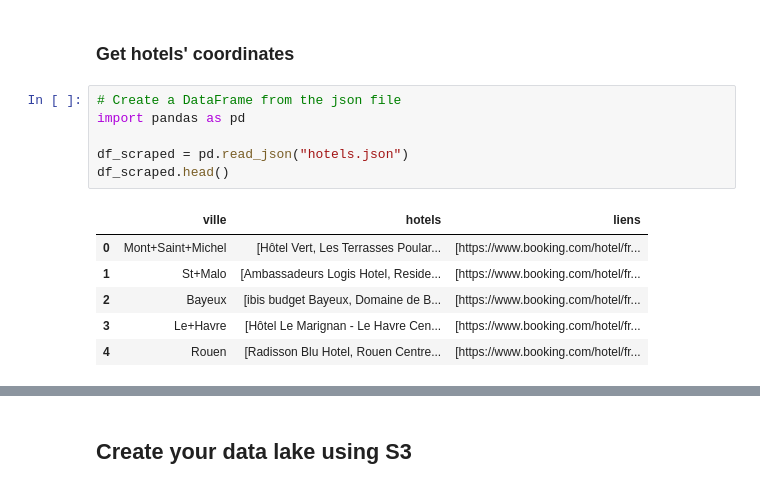
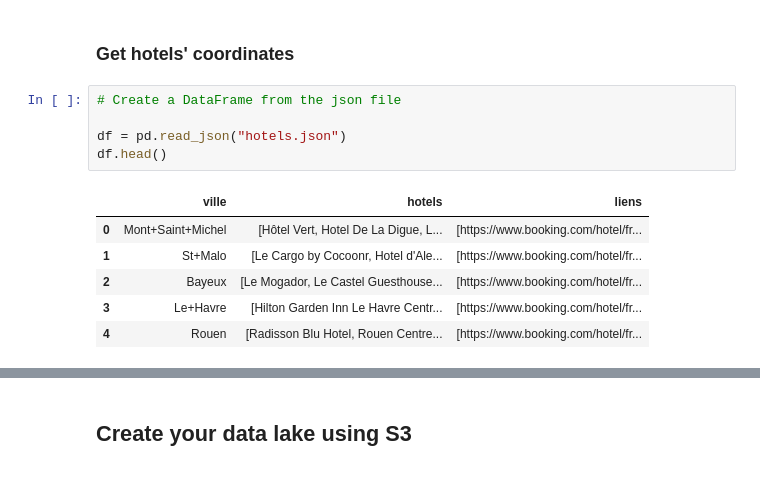
Before and after one commit to alexlasnier/Bloc01-Construction-et-alimentation-dune-infrastructure-de-gestion-de-donnees, a Jupyter notebook: Plan_your_trip_with_Kayak.ipynb, the cells around one changed output, grey strips where cells are left out. Drawn from its saved outputs; the diff is of its cells as text.

Commit message:
Add files via upload
### Get weather data with an API  => OK
### Scrape Booking.com => Need to merge weather ans hotels
### Create your data lake using S3 => NOK
### ETL +> NOK

```diff
--- a/Plan_your_trip_with_Kayak.ipynb
+++ b/Plan_your_trip_with_Kayak.ipynb
@@ -447,14 +639,13 @@ process.start()
 ### Get hotels' coordinates
 # %%
 # Create a DataFrame from the json file
-import pandas as pd
 
-df_scraped = pd.read_json("hotels.json")
-df_scraped.head()
+df = pd.read_json("hotels.json")
+df.head()
 # %% [output]
 |  | ville | hotels | liens |
-| 0 | Mont+Saint+Michel | [Hôtel Vert, Les Terrasses Poular... | [https://www.booking.com/hotel/fr... |
-| 1 | St+Malo | [Ambassadeurs Logis Hotel, Reside... | [https://www.booking.com/hotel/fr... |
-| 2 | Bayeux | [ibis budget Bayeux, Domaine de B... | [https://www.booking.com/hotel/fr... |
-| 3 | Le+Havre | [Hôtel Le Marignan - Le Havre Cen... | [https://www.booking.com/hotel/fr... |
+| 0 | Mont+Saint+Michel | [Hôtel Vert, Hotel De La Digue, L... | [https://www.booking.com/hotel/fr... |
+| 1 | St+Malo | [Le Cargo by Cocoonr, Hotel d'Ale... | [https://www.booking.com/hotel/fr... |
+| 2 | Bayeux | [Le Mogador, Le Castel Guesthouse... | [https://www.booking.com/hotel/fr... |
+| 3 | Le+Havre | [Hilton Garden Inn Le Havre Centr... | [https://www.booking.com/hotel/fr... |
 | 4 | Rouen | [Radisson Blu Hotel, Rouen Centre... | [https://www.booking.com/hotel/fr... |
```
Also changed, not shown: parts of 32 cells of this notebook, 6 other files.
